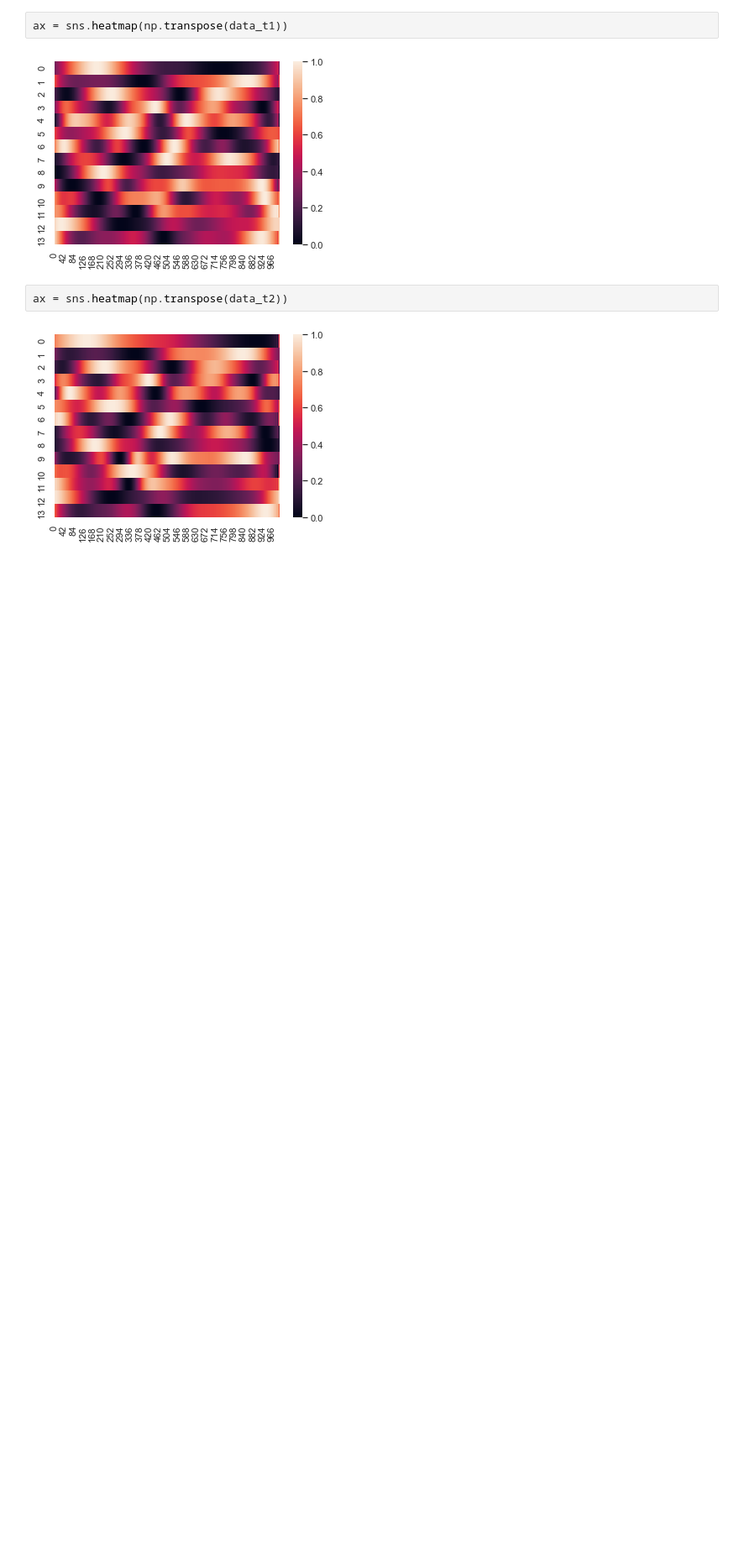
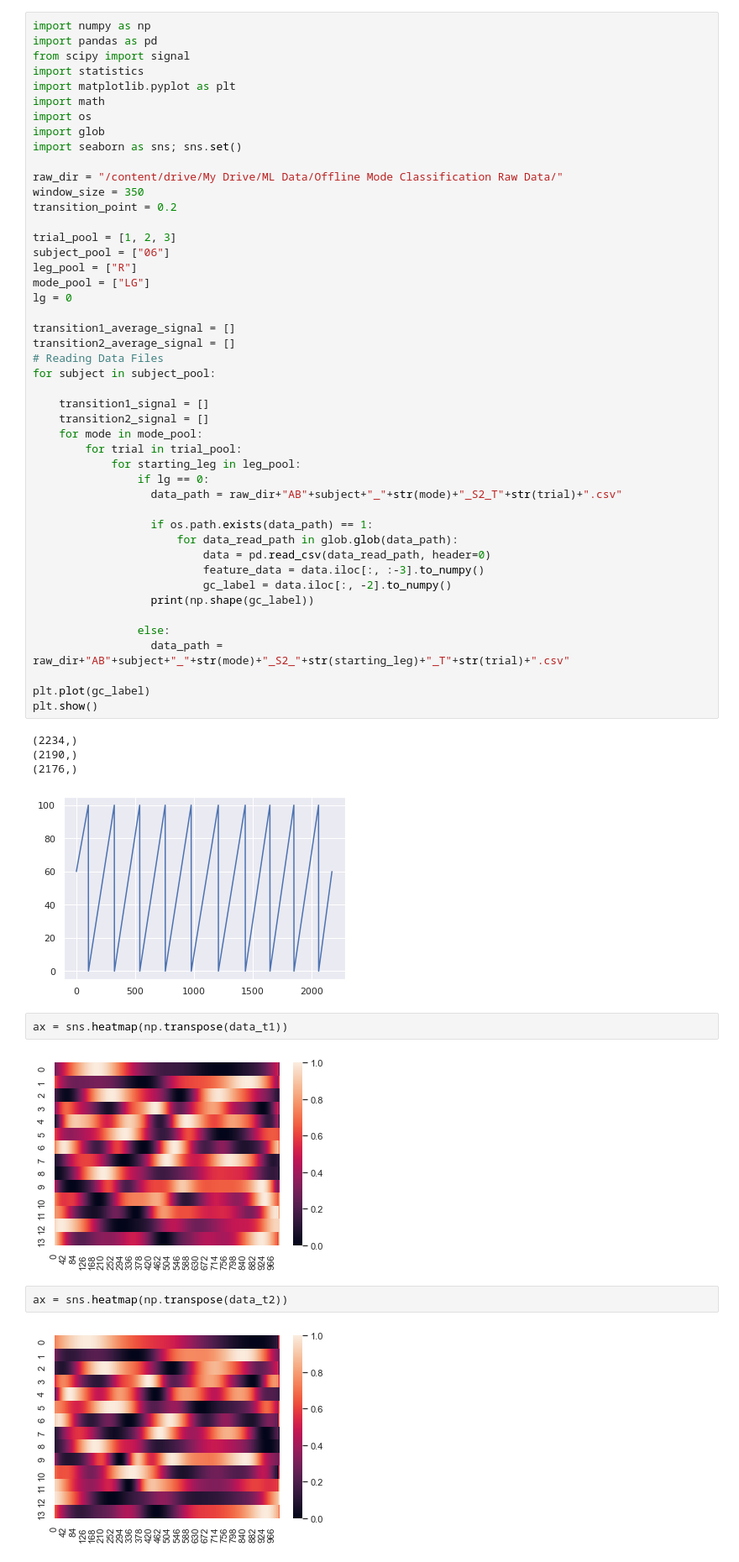
Before and after one commit to inseungkang/HipExo_OfflineModeClassification, a Jupyter notebook: Signal Analysis/Transitional_Mode_Signal_Analysis.ipynb, the cells around one changed output. Shown at 84% size. Cells and saved outputs as stored; diff of their text form; blank space fills up the shorter version.

Commit message:
working on the LG mode averaging data

```diff
--- a/Signal Analysis/Transitional_Mode_Signal_Analysis.ipynb
+++ b/Signal Analysis/Transitional_Mode_Signal_Analysis.ipynb
@@ -72,3 +81,54 @@ plt.show()
+# %%
+import numpy as np
+import pandas as pd
+from scipy import signal
+import statistics
+import matplotlib.pyplot as plt
+import math
+import os
+import glob
+import seaborn as sns; sns.set()
+
+raw_dir = "/content/drive/My Drive/ML Data/Offline Mode Classification Raw Data/"
+window_size = 350
+transition_point = 0.2
+
+trial_pool = [1, 2, 3]
+subject_pool = ["06"]
+leg_pool = ["R"]
+mode_pool = ["LG"]
+lg = 0
+
+transition1_average_signal = []
+transition2_average_signal = []
+# Reading Data Files
+for subject in subject_pool:
+
+    transition1_signal = []
+    transition2_signal = []
+    for mode in mode_pool:
+        for trial in trial_pool:
+            for starting_leg in leg_pool:
+                if lg == 0:
+                  data_path = raw_dir+"AB"+subject+"_"+str(mode)+"_S2_T"+str(trial)+".csv"
+
+                  if os.path.exists(data_path) == 1:
+                      for data_read_path in glob.glob(data_path):
+                          data = pd.read_csv(data_read_path, header=0)
+                          feature_data = data.iloc[:, :-3].to_numpy()
+                          gc_label = data.iloc[:, -2].to_numpy()
+                  print(np.shape(gc_label))
+
+                else:
+                  data_path = raw_dir+"AB"+subject+"_"+str(mode)+"_S2_"+str(starting_leg)+"_T"+str(trial)+".csv"
+
+plt.plot(gc_label)
+plt.show()
+# %% [output]
+(2234,)
+(2190,)
+(2176,)
+[figure, added]
 # %%
 ax = sns.heatmap(np.transpose(data_t1))
 # %% [output]
```
Also changed, not shown: parts of 2 cells of this notebook.
